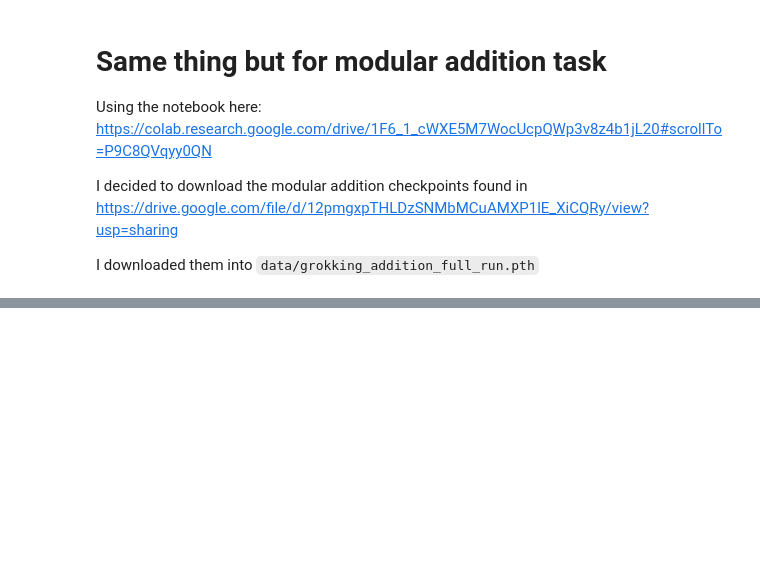
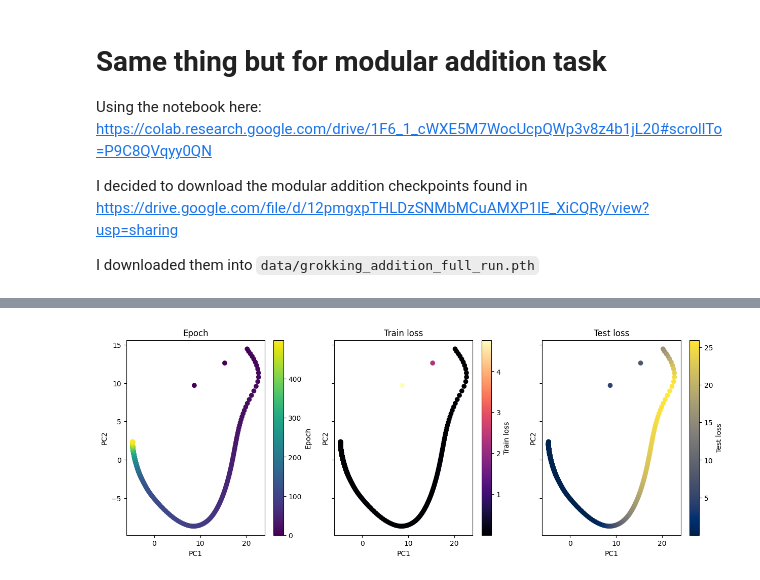
Before and after one commit to pchlenski/mats-app, a Jupyter notebook: mats_notebook.ipynb, the cells around one changed output, grey strips where cells are left out. Cells and saved outputs as stored; diff of their text form; code cells hidden in the pictures; blank space fills up the shorter version.

```diff
--- a/mats_notebook.ipynb
+++ b/mats_notebook.ipynb
@@ -177,0 +208,19 @@ RuntimeError: Attempting to deserialize object on a CUDA device but torch.cuda.i
+# %%
+# I want to color this 3 different ways:
+
+fig, axs = plt.subplots(1, 3, figsize=(15, 5), sharey=True, sharex=True)
+
+for ax, c, name, cmap in zip(
+    axs,
+    [np.arange(len(all_weights_pca)), full_run_data["train_losses"][::100], full_run_data["test_losses"][::10]],
+    ["Epoch", "Train loss", "Test loss"],
+    ["viridis", "magma", "cividis"],
+):
+    ax.scatter(all_weights_pca[:, 0], all_weights_pca[:, 1], c=c, cmap=cmap)
+    ax.set_title(name)
+    ax.set_xlabel("PC1")
+    ax.set_ylabel("PC2")
+    cbar = fig.colorbar(ax.collections[0], ax=ax)
+    cbar.set_label(name)
+# %% [output]
+[figure, added]
```
Also changed, not shown: parts of 27 cells of this notebook, 1 other file.
